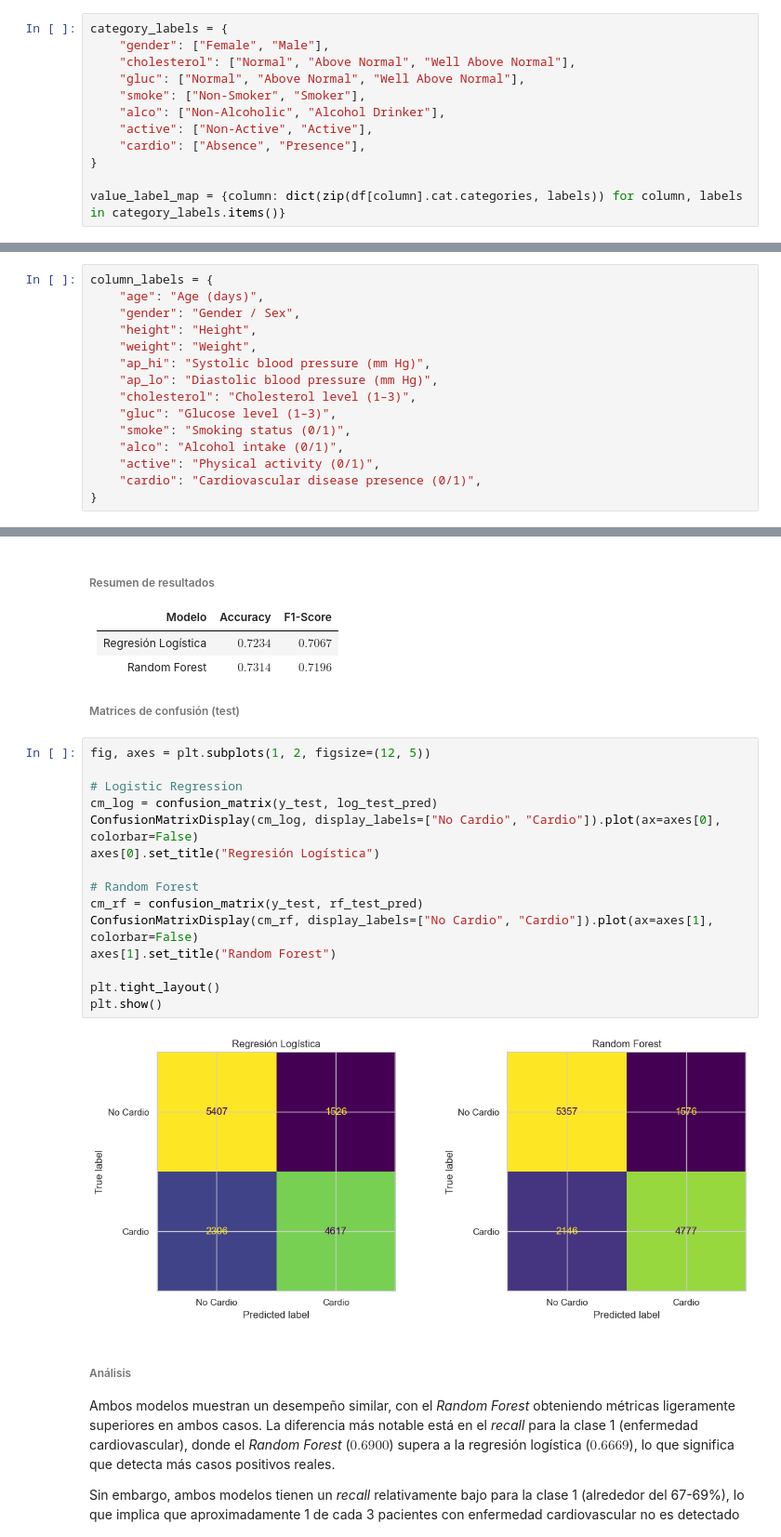
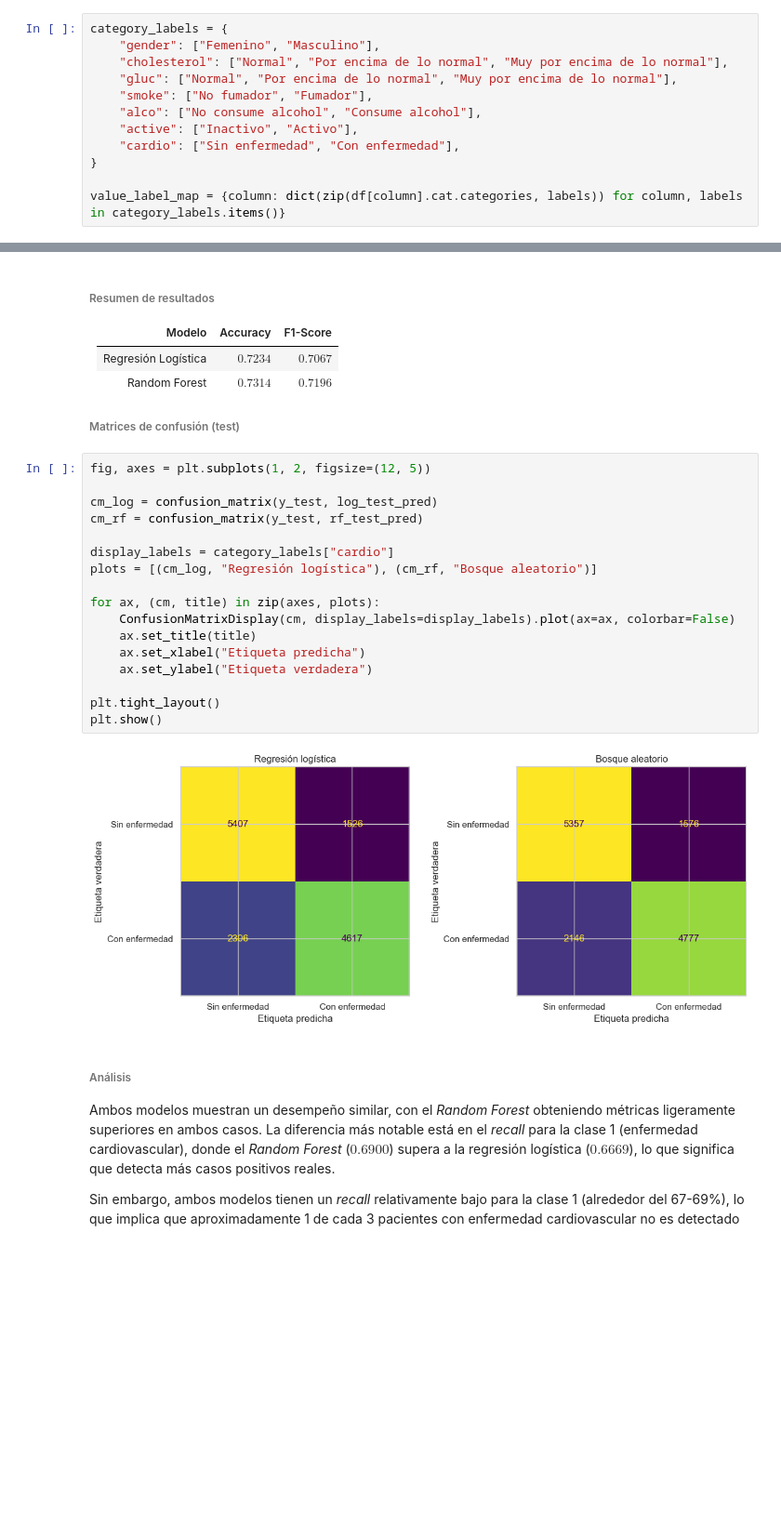
Before and after one commit to datwaft/aprendizaje_automatico, a Jupyter notebook: Trabajo_Corto_2/Trabajo_Corto_2.ipynb, the cells around one changed output, grey strips where cells are left out. Shown at 93% size. Cells and saved outputs as stored; diff of their text form; blank space fills up the shorter version.

```diff
--- a/Trabajo_Corto_2/Trabajo_Corto_2.ipynb
+++ b/Trabajo_Corto_2/Trabajo_Corto_2.ipynb
@@ -751,13 +758,13 @@ df[category_columns] = df[category_columns].astype("category")
 En el siguiente bloque de código está el etiquetado para cada una de las variables categóricas.
 # %%
 category_labels = {
-    "gender": ["Female", "Male"],
-    "cholesterol": ["Normal", "Above Normal", "Well Above Normal"],
-    "gluc": ["Normal", "Above Normal", "Well Above Normal"],
-    "smoke": ["Non-Smoker", "Smoker"],
-    "alco": ["Non-Alcoholic", "Alcohol Drinker"],
-    "active": ["Non-Active", "Active"],
-    "cardio": ["Absence", "Presence"],
+    "gender": ["Femenino", "Masculino"],
+    "cholesterol": ["Normal", "Por encima de lo normal", "Muy por encima de lo normal"],
+    "gluc": ["Normal", "Por encima de lo normal", "Muy por encima de lo normal"],
+    "smoke": ["No fumador", "Fumador"],
+    "alco": ["No consume alcohol", "Consume alcohol"],
+    "active": ["Inactivo", "Activo"],
+    "cardio": ["Sin enfermedad", "Con enfermedad"],
 }
 
 value_label_map = {column: dict(zip(df[column].cat.categories, labels)) for column, labels in category_labels.items()}
@@ -856,15 +881,0 @@ El siguiente código incluye etiquetas descriptivas para cada columna, que se ut
-# %%
-column_labels = {
-    "age": "Age (days)",
-    "gender": "Gender / Sex",
-    "height": "Height",
-    "weight": "Weight",
-    "ap_hi": "Systolic blood pressure (mm Hg)",
-    "ap_lo": "Diastolic blood pressure (mm Hg)",
-    "cholesterol": "Cholesterol level (1–3)",
-    "gluc": "Glucose level (1–3)",
-    "smoke": "Smoking status (0/1)",
-    "alco": "Alcohol intake (0/1)",
-    "active": "Physical activity (0/1)",
-    "cardio": "Cardiovascular disease presence (0/1)",
-}
@@ -1199,20 +1208,22 @@ El _recall_ de 0.69 para la clase 1 indica que el modelo no detecta aproximadame
 # %%
 fig, axes = plt.subplots(1, 2, figsize=(12, 5))
 
-# Logistic Regression
 cm_log = confusion_matrix(y_test, log_test_pred)
-ConfusionMatrixDisplay(cm_log, display_labels=["No Cardio", "Cardio"]).plot(ax=axes[0], colorbar=False)
-axes[0].set_title("Regresión Logística")
+cm_rf = confusion_matrix(y_test, rf_test_pred)
 
-# Random Forest
-cm_rf = confusion_matrix(y_test, rf_test_pred)
-ConfusionMatrixDisplay(cm_rf, display_labels=["No Cardio", "Cardio"]).plot(ax=axes[1], colorbar=False)
-axes[1].set_title("Random Forest")
+display_labels = category_labels["cardio"]
+plots = [(cm_log, "Regresión logística"), (cm_rf, "Bosque aleatorio")]
+
+for ax, (cm, title) in zip(axes, plots):
+    ConfusionMatrixDisplay(cm, display_labels=display_labels).plot(ax=ax, colorbar=False)
+    ax.set_title(title)
+    ax.set_xlabel("Etiqueta predicha")
+    ax.set_ylabel("Etiqueta verdadera")
 
 plt.tight_layout()
 plt.show()
 # %% [output]
-[figure, old version]
+[figure, new version]
 # %% [markdown]
 ###### Análisis
 
```
Also changed, not shown: parts of 15 cells of this notebook.
